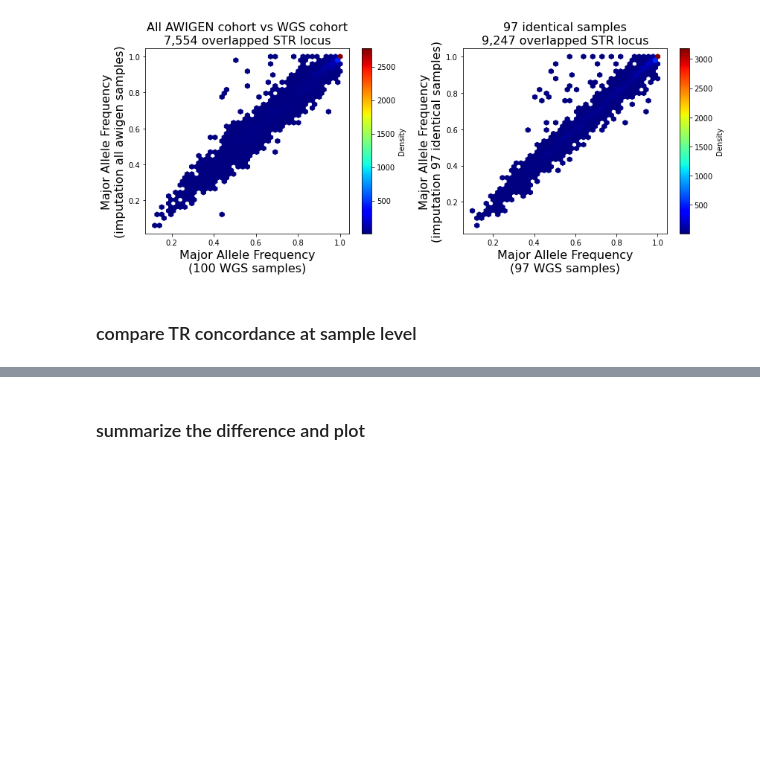
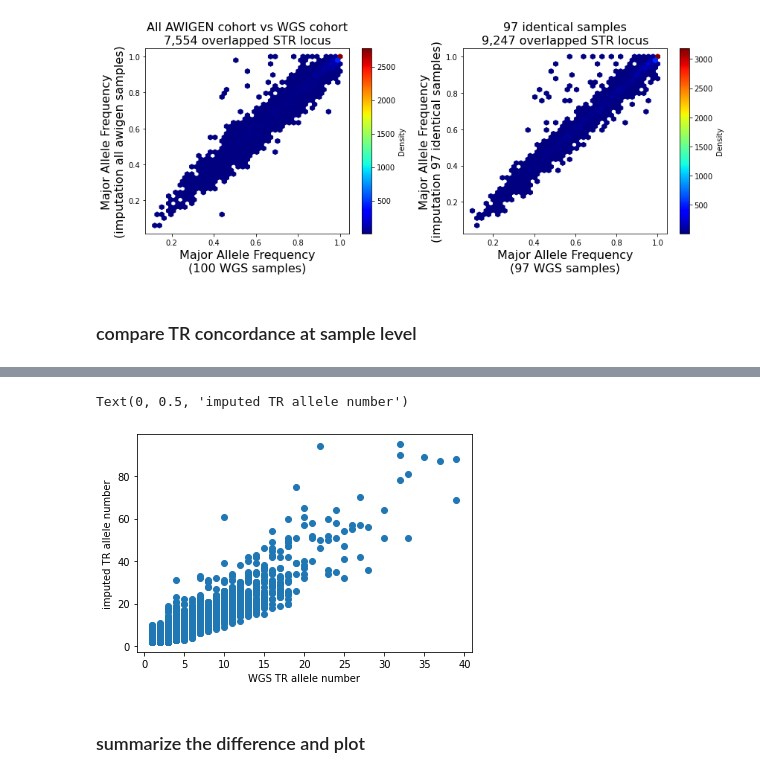
Before and after one commit to yli091230/AWIGEN_TRs, a Jupyter notebook: notebooks/plinkVcf_quality_check/converted_vcf_quality_check.ipynb, the cells around one changed output, grey strips where cells are left out. Cells and saved outputs as stored; diff of their text form; code cells hidden in the pictures; blank space fills up the shorter version.

```diff
--- a/notebooks/plinkVcf_quality_check/converted_vcf_quality_check.ipynb
+++ b/notebooks/plinkVcf_quality_check/converted_vcf_quality_check.ipynb
@@ -413,7 +417,10 @@ tr_id_list = []
 wgs_allele_n_list = []
 impute_allele_n_list = []
 
-for _, row in shared_TRs.iterrows():
+pearson_r_list = []
+pearson_p_list = []
+
+for _, row in tqdm(shared_TRs.iterrows(),total=len(shared_TRs)):
     curr_pos = row.POS
     curr_end = row.END
 
@@ -433,7 +440,16 @@ for _, row in shared_TRs.iterrows():
             impute_gt_mean = np.array(impute_row.loc[sample_list].map(lambda x: getMeanLen(x, impute_len_dict)).values)
 
             len_diff = (np.abs(impute_gt_mean[called_wgs_id] - wgs_gt_mean[called_wgs_id])).sum()
-            identical_calls_num = (impute_gt_sum[called_wgs_id] == wgs_gt_sum[called_wgs_id]).sum()\
+            identical_calls_num = (impute_gt_sum[called_wgs_id] == wgs_gt_sum[called_wgs_id]).sum()
+            if identical_calls_num == called_wgs_id.size:
+                r=1
+                p=0
+                pearson_r_list.append(r)
+                pearson_p_list.append(p)
+            else:
+                r,p = scipy.stats.pearsonr(impute_gt_sum[called_wgs_id],wgs_gt_sum[called_wgs_id])
+                pearson_r_list.append(round(r,2))
+                pearson_p_list.append(p)
 
             start_list.append(curr_pos)
             end_list.append(curr_end)
@@ -445,14 +461,17 @@ for _, row in shared_TRs.iterrows():
             impute_allele_n_list.append(len(impute_len_dict))
             tr_id += 1
 
+
 concord_df = pd.DataFrame({"START":start_list,
                            "END":end_list,
                            "sample_n":called_sample_n,
+                           "pearson_r":pearson_r_list,
+                           "pearson_p":pearson_p_list,
                            "len_diff_sum":len_diff_list,
                            "concordant_sample_n":identical_call_list,
                            "wgs_alleles_num":wgs_allele_n_list,
                            "impute_alleles_num":impute_allele_n_list})
-concord_df.to_csv("/expanse/protected/gymreklab-dbgap/mount/H3Africa/DS_I_Africa_project/from_ilifu/awigen_dataset/WGS_TR_call_from_Ibra/concondant_check_summary.tab",sep="\t",index=False)
-# For duplicated TRs, choose those with max number of concordant samples
-concord_df_final = concord_df.loc[concord_df.groupby(["START","END"])["concordant_sample_n"].idxmax()].copy()
-concord_df_final["concordant_frac"] = (concord_df_final.concordant_sample_n/concord_df_final.sample_n).apply(lambda x: round(x, 2))
+# concord_df.to_csv("/expanse/protected/gymreklab-dbgap/mount/H3Africa/DS_I_Africa_project/from_ilifu/awigen_dataset/WGS_TR_call_from_Ibra/concondant_check_summary.tab",sep="\t",index=False)
+# # For duplicated TRs, choose those with max number of concordant samples
+# concord_df_final = concord_df.loc[concord_df.groupby(["START","END"])["concordant_sample_n"].idxmax()].copy()
+# concord_df_final["concordant_frac"] = (concord_df_final.concordant_sample_n/concord_df_final.sample_n).apply(lambda x: round(x, 2))
@@ -459,3 +521,10 @@ concord_df_final["concordant_frac"] = (concord_df_final.concordant_sample_n/conc
+# %%
+plt.scatter(concord_df_final.wgs_alleles_num, concord_df_final.impute_alleles_num)
+plt.xlabel("WGS TR allele number")
+plt.ylabel("imputed TR allele number")
+# %% [output]
+Text(0, 0.5, 'imputed TR allele number')
+[figure, added]
 # %% [markdown]
 ### summarize the difference and plot
 # %%
```
Also changed, not shown: parts of 9 cells of this notebook, 2 other files.
